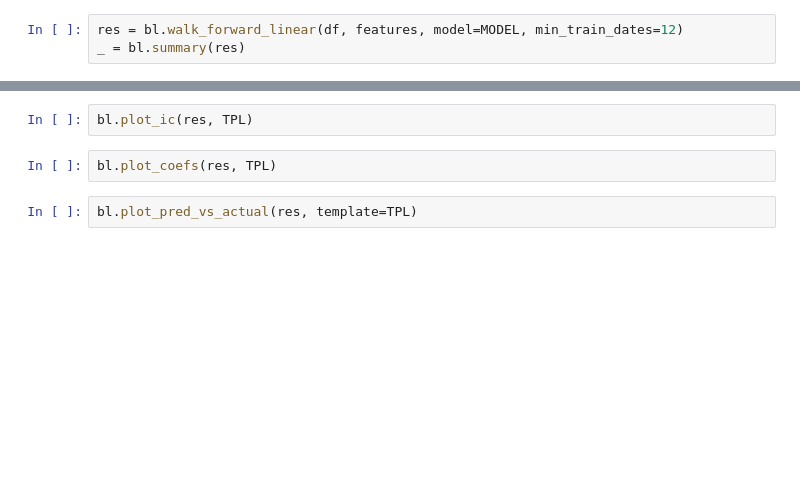
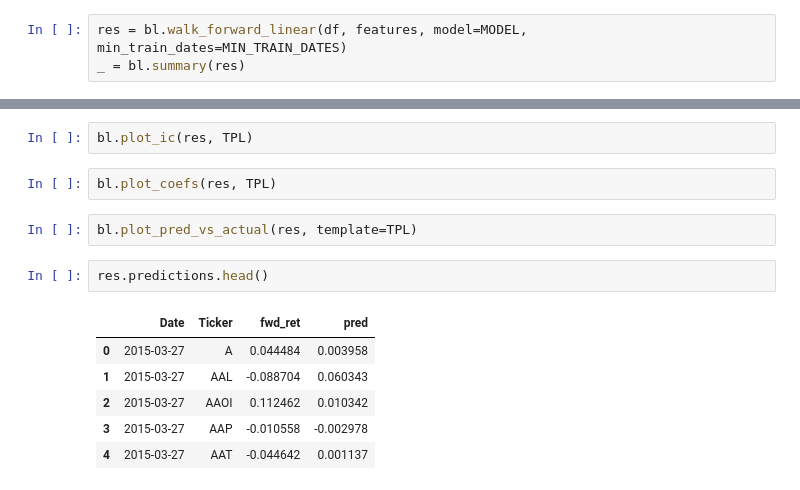
Before and after one commit to marcdumon/investment_research_platform, a Jupyter notebook: notebooks/baseline_linear_model.ipynb, the cells around one changed output, grey strips where cells are left out. Saved outputs shown, nothing was run; the diff lists cells and outputs as text; blank space fills up the shorter version.

```diff
--- a/notebooks/baseline_linear_model.ipynb
+++ b/notebooks/baseline_linear_model.ipynb
@@ -29,5 +42,5 @@ NameError: name 'bl' is not defined
 ## 2 · Walk-forward backtest
 Expanding window: at each date, fit on the past, predict the current cross-section (no look-ahead).
 # %%
-res = bl.walk_forward_linear(df, features, model=MODEL, min_train_dates=12)
+res = bl.walk_forward_linear(df, features, model=MODEL, min_train_dates=MIN_TRAIN_DATES)
 _ = bl.summary(res)
@@ -41,3 +63,12 @@ bl.plot_ic(res, TPL)
 bl.plot_coefs(res, TPL)
 # %%
 bl.plot_pred_vs_actual(res, template=TPL)
+# %%
+res.predictions.head()
+# %% [output]
+|  | Date | Ticker | fwd_ret | pred |
+| 0 | 2015-03-27 | A | 0.044484 | 0.003958 |
+| 1 | 2015-03-27 | AAL | -0.088704 | 0.060343 |
+| 2 | 2015-03-27 | AAOI | 0.112462 | 0.010342 |
+| 3 | 2015-03-27 | AAP | -0.010558 | -0.002978 |
+| 4 | 2015-03-27 | AAT | -0.044642 | 0.001137 |
```
Also changed, not shown: parts of 5 cells of this notebook, 2 other files.
